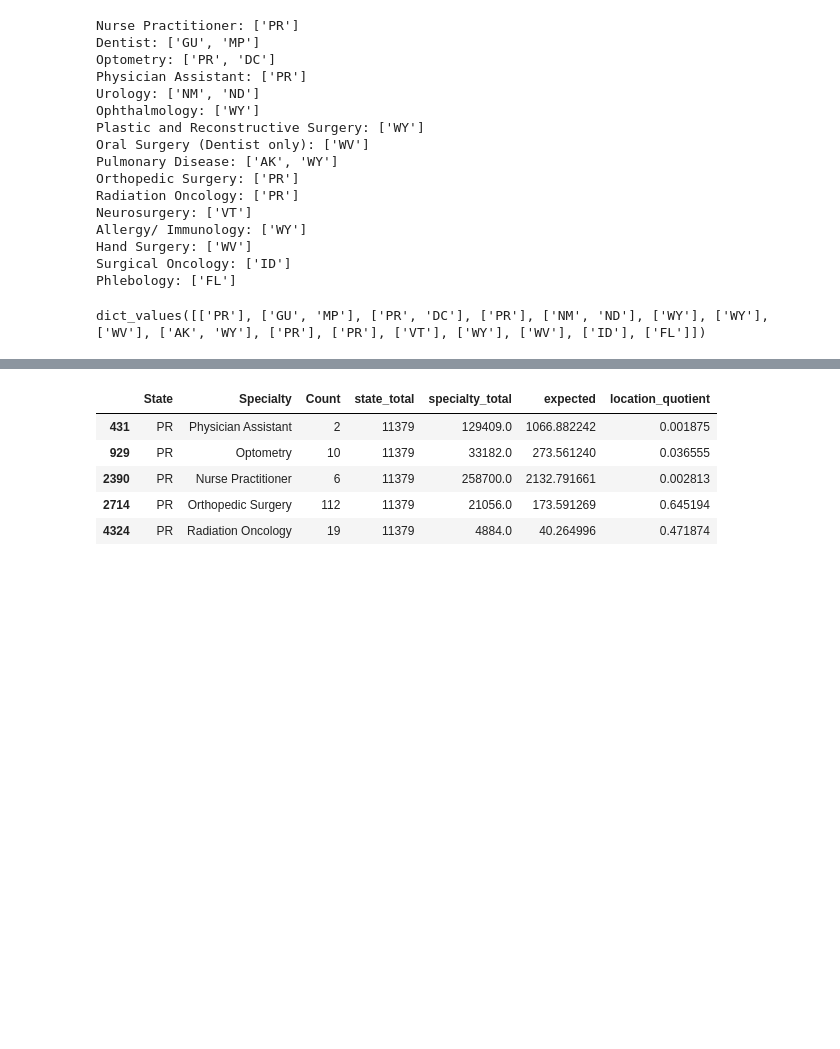
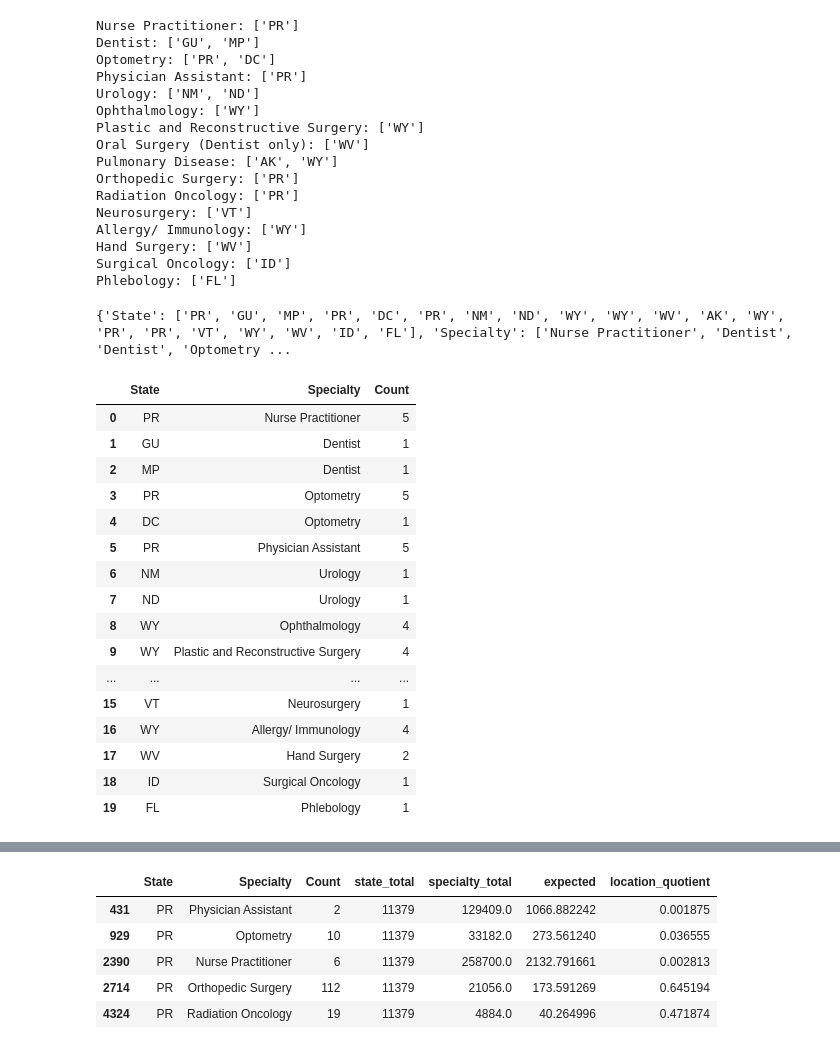
Before and after one commit to tonyinarula/Medicare-Part-D-Prescribing-Analysis, a Jupyter notebook: analysis.ipynb, the cells around one changed output, grey strips where cells are left out. Cells and saved outputs as stored; diff of their text form; code cells hidden in the pictures; blank space fills up the shorter version.

```diff
--- a/analysis.ipynb
+++ b/analysis.ipynb
@@ -356,8 +356,44 @@ Allergy/ Immunology: ['WY']
 Hand Surgery: ['WV']
 Surgical Oncology: ['ID']
 Phlebology: ['FL']
-# %%
-underserved_dict.values()
-# %% [output]
-dict_values([['PR'], ['GU', 'MP'], ['PR', 'DC'], ['PR'], ['NM', 'ND'], ['WY'], ['WY'], ['WV'], ['AK', 'WY'], ['PR'], ['PR'], ['VT'], ['WY'], ['WV'], ['ID'], ['FL']])
+# %%
+underserved_dict = {'State':[],'Specialty':[]}
+
+for specialty in list(specialties_enriched['Specialty'].unique()):
+    under_array = specialties_enriched[specialties_enriched['Specialty'] == specialty]['location_quotient']
+    iqr = under_array.quantile(.75) - under_array.quantile(.25)
+    lower = under_array.quantile(.25) - 1.5 * iqr
+    ls = list(specialties_enriched[(
+        specialties_enriched['Specialty'] == specialty) & (
+        specialties_enriched['location_quotient'] < lower)]['State']
+             )
+    if len(ls) > 0:
+        for state in ls:
+            underserved_dict['State'].append(state)
+            underserved_dict['Specialty'].append(specialty)
+        else: pass
+
+print(underserved_dict)
+underserved_df = pd.DataFrame.from_dict(underserved_dict)
+underserved_df = underserved_df.merge(underserved_df.groupby('State').agg(Count = ('State','count')), on = 'State')
+underserved_df
+# %% [output]
+{'State': ['PR', 'GU', 'MP', 'PR', 'DC', 'PR', 'NM', 'ND', 'WY', 'WY', 'WV', 'AK', 'WY', 'PR', 'PR', 'VT', 'WY', 'WV', 'ID', 'FL'], 'Specialty': ['Nurse Practitioner', 'Dentist', 'Dentist', 'Optometry ...
+|  | State | Specialty | Count |
+| 0 | PR | Nurse Practitioner | 5 |
+| 1 | GU | Dentist | 1 |
+| 2 | MP | Dentist | 1 |
+| 3 | PR | Optometry | 5 |
+| 4 | DC | Optometry | 1 |
+| 5 | PR | Physician Assistant | 5 |
+| 6 | NM | Urology | 1 |
+| 7 | ND | Urology | 1 |
+| 8 | WY | Ophthalmology | 4 |
+| 9 | WY | Plastic and Reconstructive Surgery | 4 |
+| ... | ... | ... | ... |
+| 15 | VT | Neurosurgery | 1 |
+| 16 | WY | Allergy/ Immunology | 4 |
+| 17 | WV | Hand Surgery | 2 |
+| 18 | ID | Surgical Oncology | 1 |
+| 19 | FL | Phlebology | 1 |
 # %%
```
Also changed, not shown: parts of 1 cell of this notebook.
